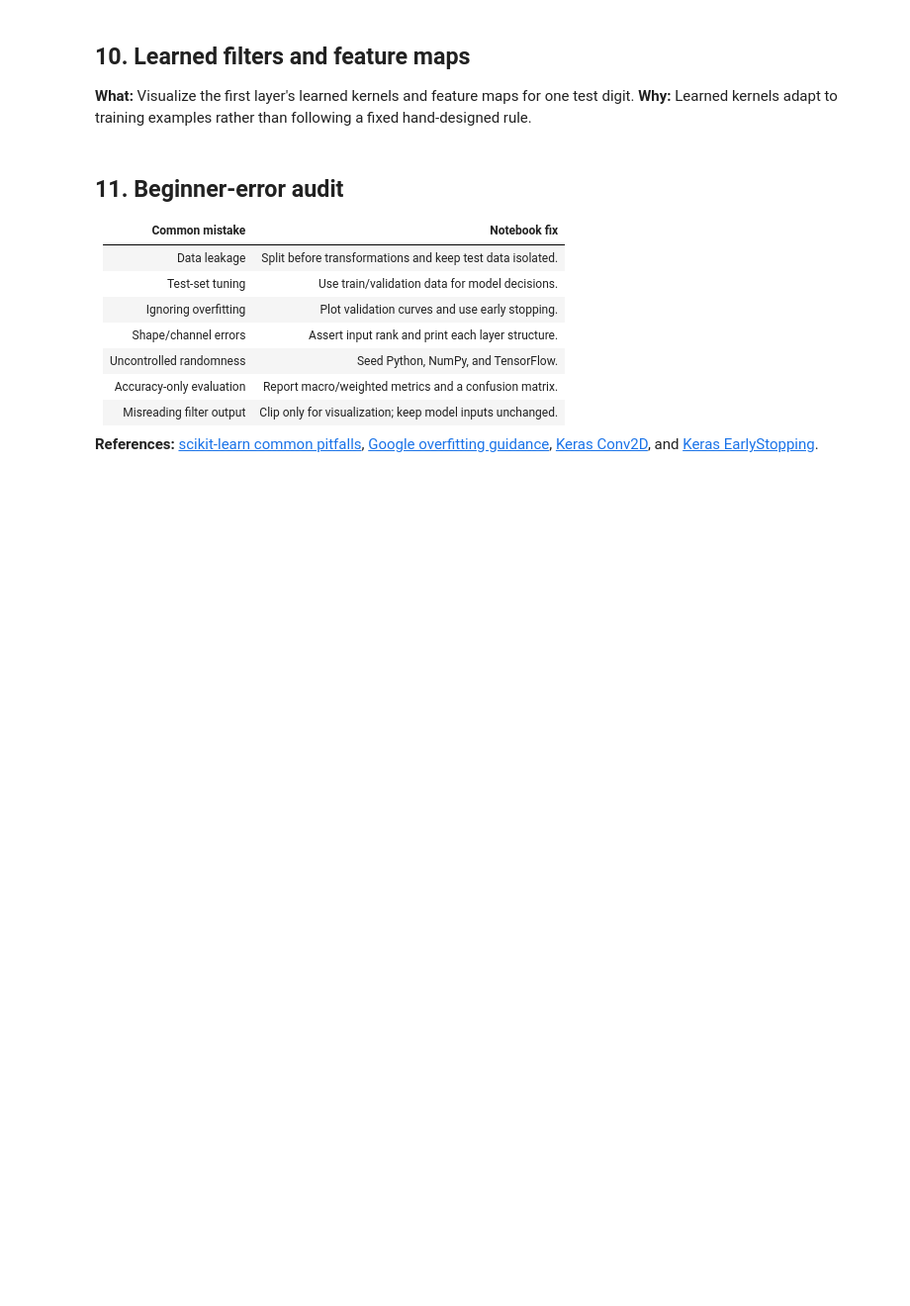
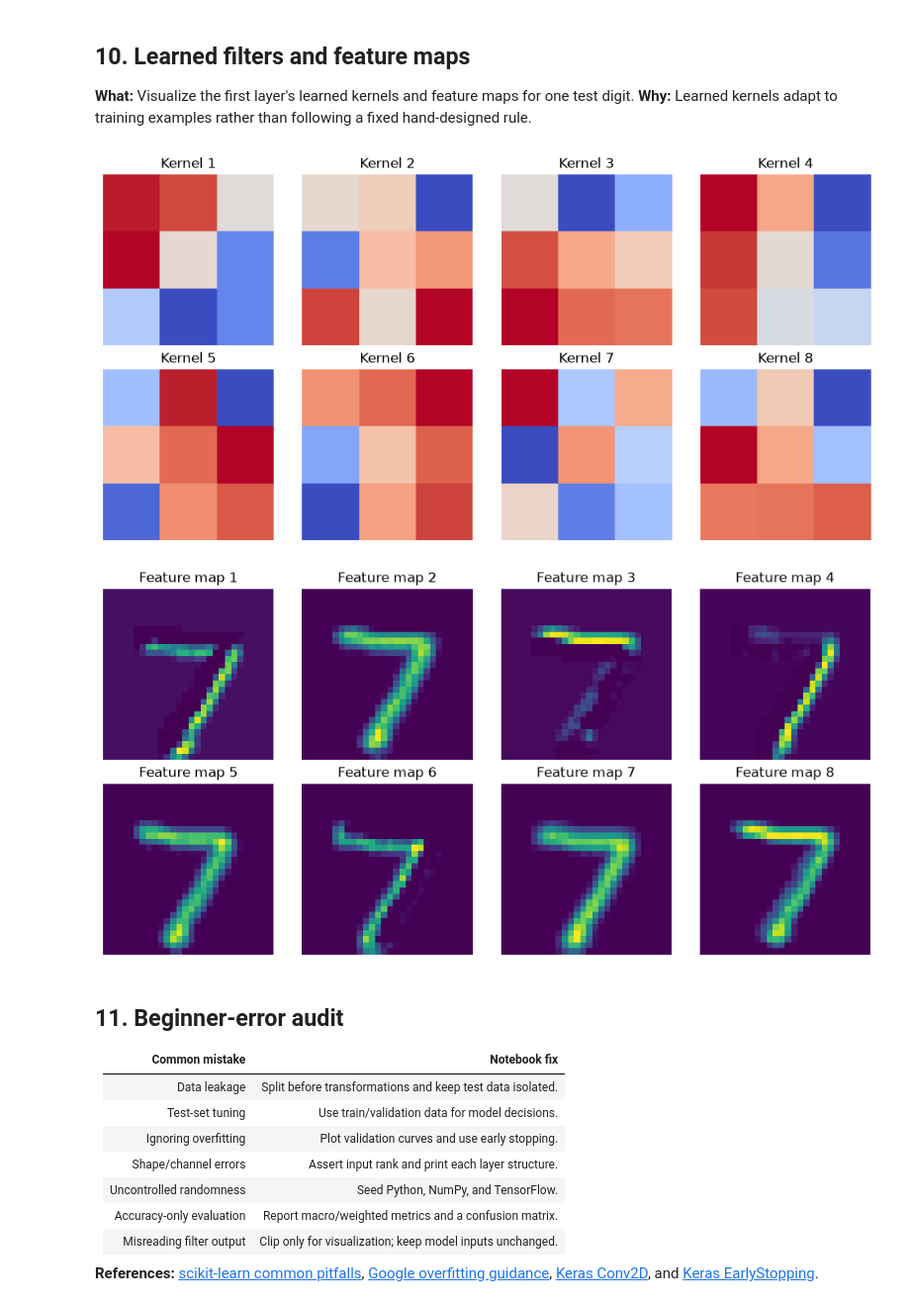
Before and after one commit to K1NGS1LVER/MCA_machine_learning, a Jupyter notebook: applied_machine_oil/lab2/lab2_cnn_filters.ipynb, the cells around one changed output. Shown at 99% size. Cells and saved outputs as stored; diff of their text form; code cells hidden in the pictures; blank space fills up the shorter version.

```diff
--- a/applied_machine_oil/lab2/lab2_cnn_filters.ipynb
+++ b/applied_machine_oil/lab2/lab2_cnn_filters.ipynb
@@ -261,18 +365,22 @@ plt.tight_layout()
 # %%
 conv1 = model.get_layer("conv1")
 learned_kernels = conv1.get_weights()[0]
 fig, axes = plt.subplots(2, 4, figsize=(10, 5))
 for index, ax in enumerate(axes.ravel()):
     ax.imshow(learned_kernels[..., 0, index], cmap="coolwarm")
     ax.set_title(f"Kernel {index + 1}"); ax.axis("off")
 plt.tight_layout()
-feature_model = tf.keras.Model(model.input, conv1.output)
+feature_input = tf.keras.Input(shape=(28, 28, 1), name="feature_input")
+feature_model = tf.keras.Model(feature_input, conv1(feature_input))
 feature_maps = feature_model.predict(x_test[:1], verbose=0)[0]
 fig, axes = plt.subplots(2, 4, figsize=(10, 5))
 for index, ax in enumerate(axes.ravel()):
     ax.imshow(feature_maps[..., index], cmap="viridis")
     ax.set_title(f"Feature map {index + 1}"); ax.axis("off")
 plt.tight_layout()
+# %% [output]
+[figure, added]
+[figure, added]
 # %% [markdown]
 ## 11. Beginner-error audit
 
```
Also changed, not shown: parts of 10 cells of this notebook.
